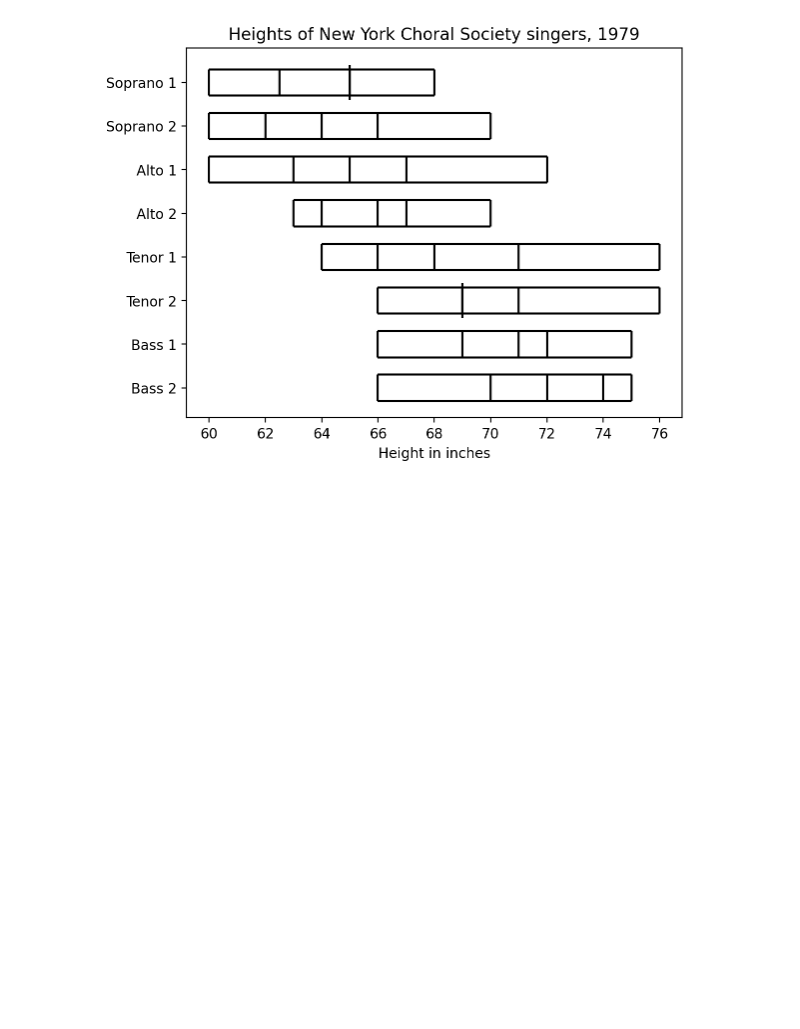
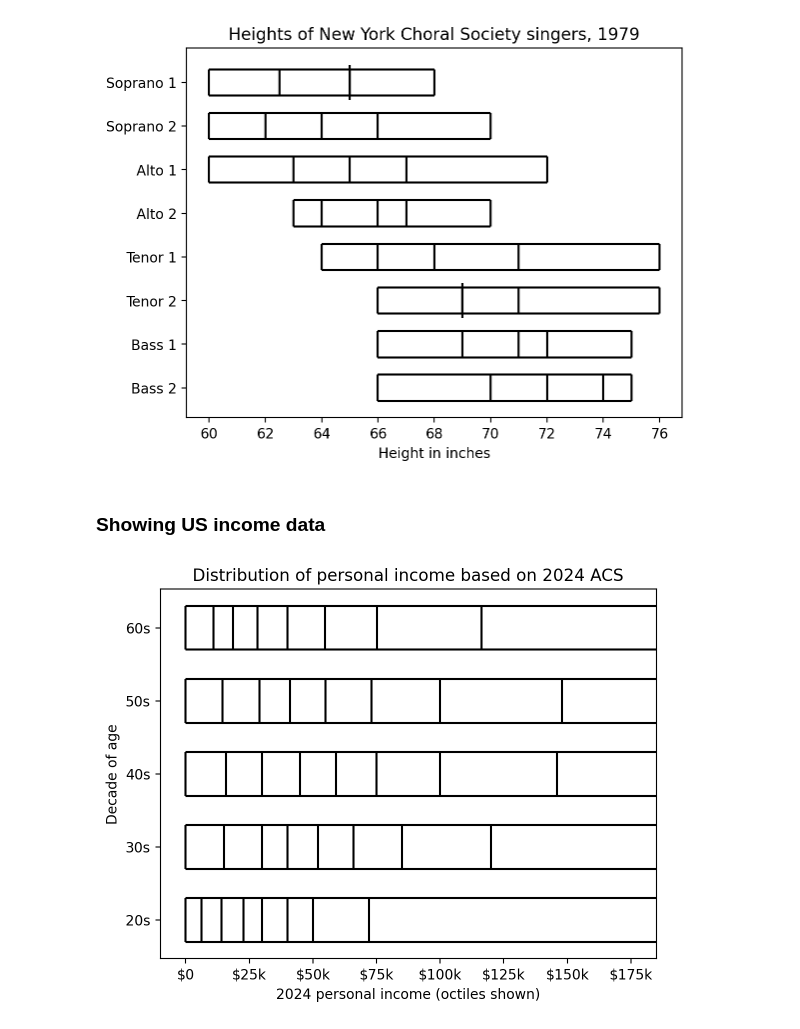
Before and after one commit to ajschumacher/pavement, a Jupyter notebook: examples/demo.ipynb, the cells around one changed output. Drawn from its saved outputs; the diff is of its cells as text; code cells hidden in the pictures; blank space fills up the shorter version.

Commit message:
add incomes example

```diff
--- a/examples/demo.ipynb
+++ b/examples/demo.ipynb
@@ -54,3 +55,28 @@ plt.title('Heights of New York Choral Society singers, 1979')
 plt.show()
 # %% [output]
 [figure]
+# %% [markdown]
+### Showing US income data
+# %%
+# This is a subset of an American Community Survey file,
+# https://www2.census.gov/programs-surveys/acs/data/pums/2024/1-Year/csv_pus.zip
+# The columns have been renamed
+# from PWGTP, PINCP, and AGEP,
+# to sample_weight, dollars, and age.
+# ADJINC for all of these was 1015250,
+# but nominal dollars are used instead of adjusting.
+incomes = pd.read_csv('incomes.csv')
+# %%
+incomes['decade'] = (incomes.age // 10).astype('str') + '0s'
+# %%
+pavement.multi(incomes.dollars, incomes.decade,
+               labels=['60s', '50s', '40s', '30s', '20s'],
+               weights=incomes.sample_weight, bins=8)
+plt.xlim(-10_000, 185_000)
+plt.gca().xaxis.set_major_formatter(mticker.FuncFormatter(lambda x, _: f'${int(x/1000)}k' if x != 0 else '$0'))
+plt.xlabel('2024 personal income (octiles shown)')
+plt.ylabel('Decade of age')
+plt.title('Distribution of personal income based on 2024 ACS')
+plt.show()
+# %% [output]
+[figure, added]
```
Also changed, not shown: parts of 1 cell of this notebook, 2 other files.
